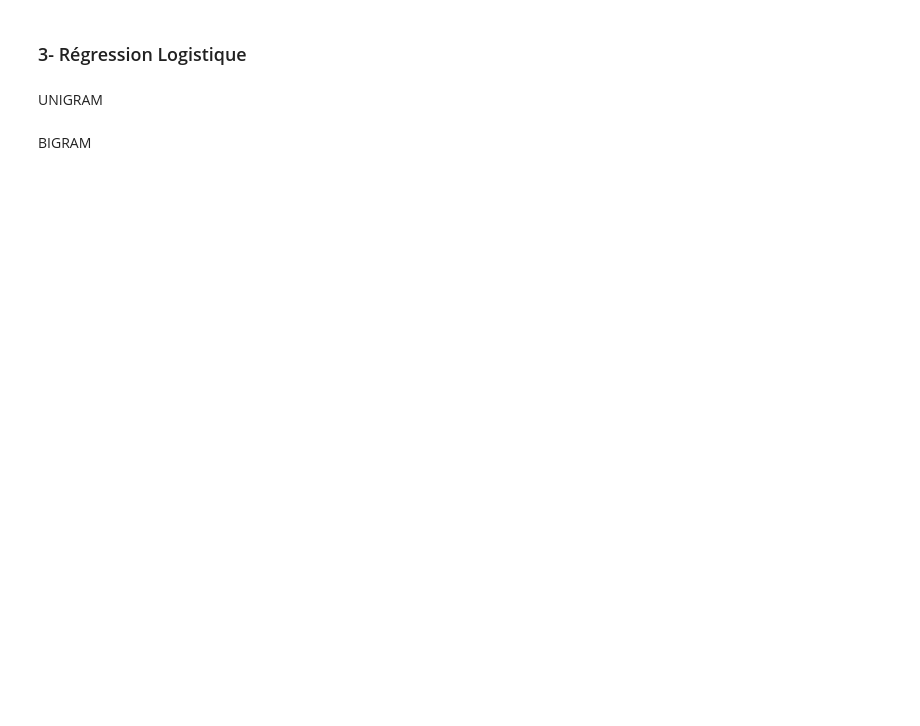
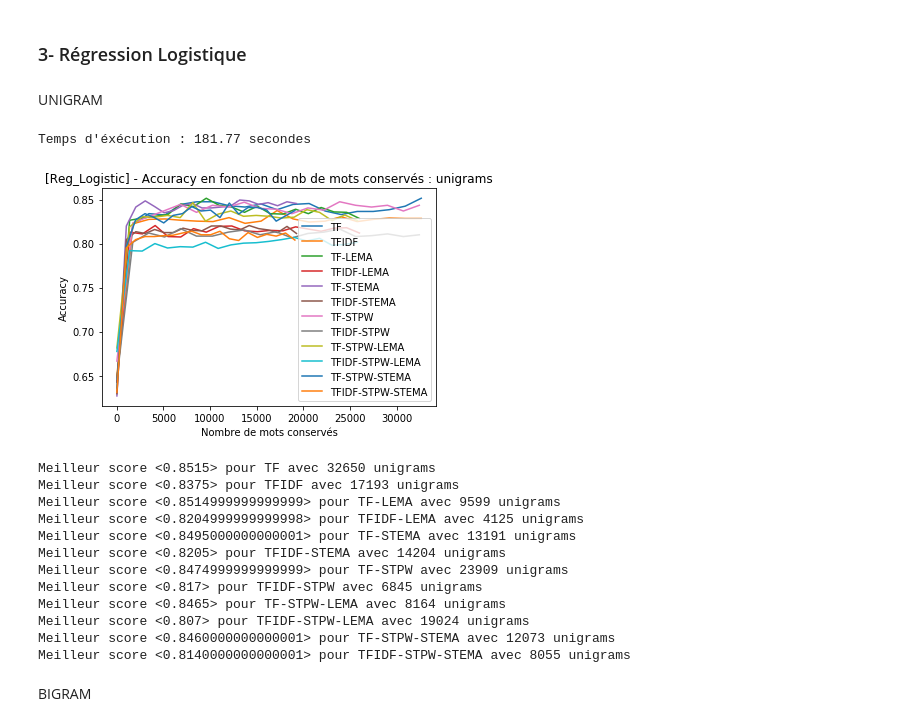
Before and after one commit to Dorian25/TAL2020, a Jupyter notebook: AnalyseSentiment/analyse_sentiments_quaboul_ikhlef.ipynb, the cells around one changed output. Drawn from its saved outputs; the diff is of its cells as text; code cells hidden in the pictures; blank space fills up the shorter version.

```diff
--- a/AnalyseSentiment/analyse_sentiments_quaboul_ikhlef.ipynb
+++ b/AnalyseSentiment/analyse_sentiments_quaboul_ikhlef.ipynb
@@ -601,7 +585,22 @@ svm3 = campagne_evaluation(all_corpus, np.array(labels), fusion_stopwords, 3, "[
 # %% [markdown]
 UNIGRAM
 # %%
-logistic1 = campagne_evaluation(corpus, np.array(labels), fusion_stopwords, 1, "[Reg_Logistic]",best)
+logistic1 = campagne_evaluation(all_corpus, np.array(labels), fusion_stopwords, 1, "[Reg_Logistic]",best_reg_logistic)
+# %% [output]
+Temps d'éxécution : 181.77 secondes
+[figure, added]
+Meilleur score <0.8515> pour TF avec 32650 unigrams
+Meilleur score <0.8375> pour TFIDF avec 17193 unigrams
+Meilleur score <0.8514999999999999> pour TF-LEMA avec 9599 unigrams
+Meilleur score <0.8204999999999998> pour TFIDF-LEMA avec 4125 unigrams
+Meilleur score <0.8495000000000001> pour TF-STEMA avec 13191 unigrams
+Meilleur score <0.8205> pour TFIDF-STEMA avec 14204 unigrams
+Meilleur score <0.8474999999999999> pour TF-STPW avec 23909 unigrams
+Meilleur score <0.817> pour TFIDF-STPW avec 6845 unigrams
+Meilleur score <0.8465> pour TF-STPW-LEMA avec 8164 unigrams
+Meilleur score <0.807> pour TFIDF-STPW-LEMA avec 19024 unigrams
+Meilleur score <0.8460000000000001> pour TF-STPW-STEMA avec 12073 unigrams
+Meilleur score <0.8140000000000001> pour TFIDF-STPW-STEMA avec 8055 unigrams
 # %% [markdown]
 BIGRAM
 # %%
```
Also changed, not shown: parts of 30 cells of this notebook, 3 other files.
